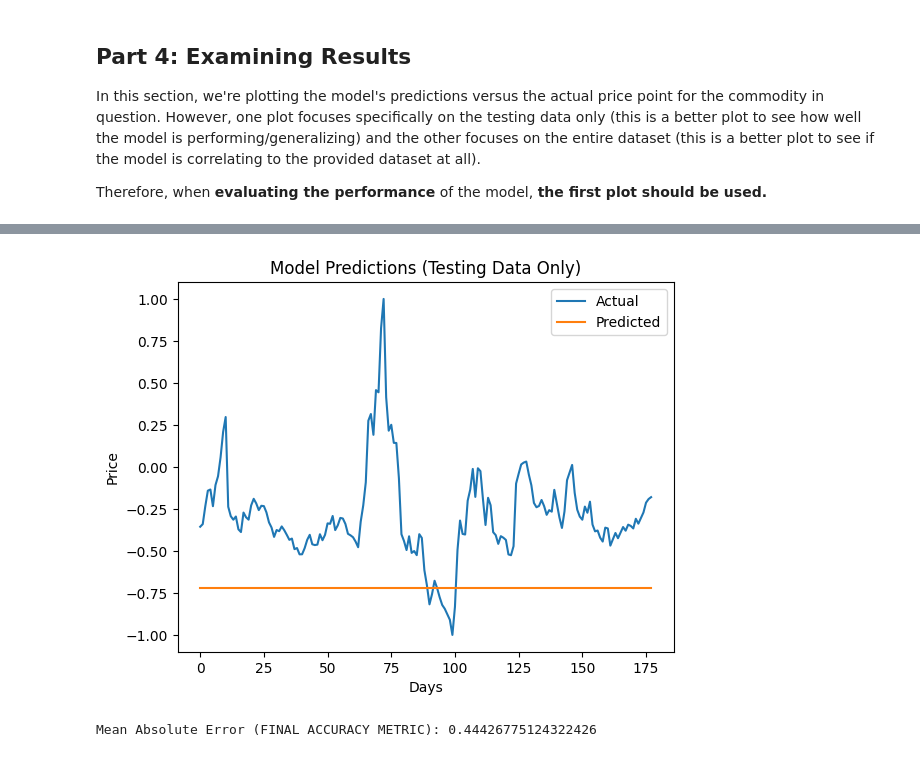
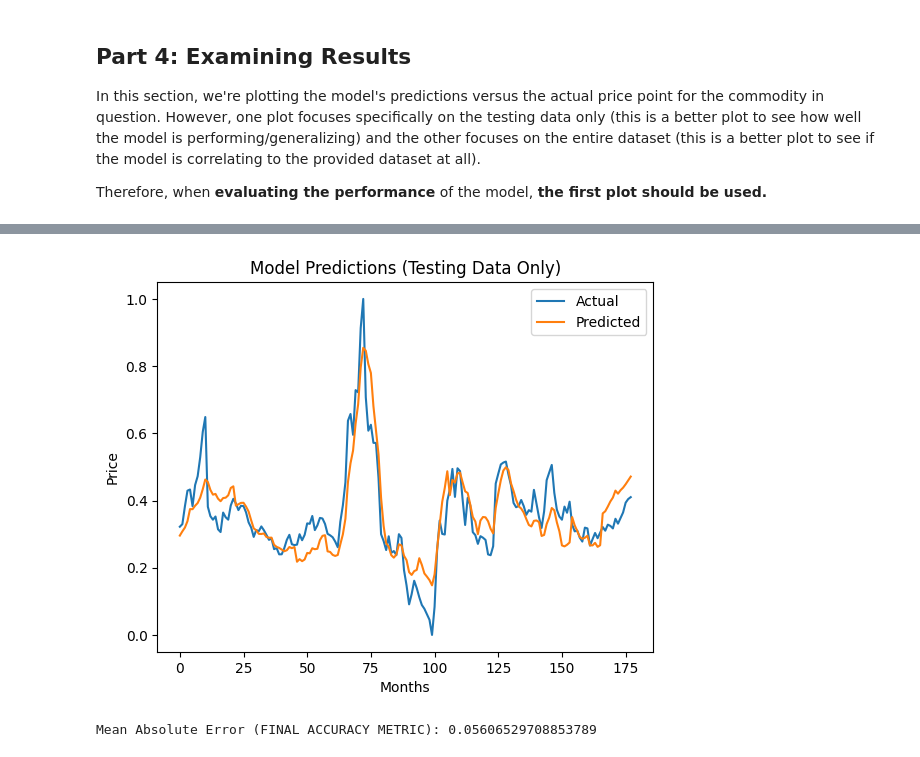
Before and after one commit to Benja-Pauls/Predicting-Commodity-Food-Pricing, a Jupyter notebook: model_experiments.ipynb, the cells around one changed output, grey strips where cells are left out. Cells and saved outputs as stored; diff of their text form; code cells hidden in the pictures.

```diff
--- a/model_experiments.ipynb
+++ b/model_experiments.ipynb
@@ -264,13 +290,12 @@ def transformer(head_size, num_heads, ff_dim, dropout=0, num_transformers=10):
 
     return inputs, outputs
 # %%
-inputs,outputs = transformer(HEAD_SIZE, NUM_HEADS, FF_DIM)
+inputs,outputs = transformer(HEAD_SIZE, NUM_HEADS, FF_DIM, dropout = DROP_OUT_RATE)
 model = tf.keras.Model(inputs=inputs, outputs=outputs)
 
 # Compile the model
 optimizer = tf.keras.optimizers.Adam(learning_rate=LEARNING_RATE)
-# Huber loss
-model.compile(optimizer='adam', loss='huber', metrics = ['mae']) # Huber loss is less sensitive to outliers
+model.compile(optimizer=optimizer, loss='mae')
 
 # Ensure all the weights are reset
 tf.keras.backend.clear_session()
@@ -326,5 +341,18 @@ A plot of the loss throughout the training process is provided for easy understa
+# %%
+def learning_rate_scheduler(epoch, lr):
+    """
+    Learning rate scheduler
+    :param int epoch: current epoch
+    :param float lr: current learning rate
+    """
+    if epoch < 15:
+        return lr
+    else:
+        return lr * tf.math.exp(-0.1)
+
+callback = LearningRateScheduler(learning_rate_scheduler)
 # %%
-NUM_EPOCHS = 20
+NUM_EPOCHS = 40
 BATCH_SIZE = 3 # Fiscal Quarters
 # %%
 # Train the model on our training data (train tensors)
@@ -332,6 +360,7 @@ history = model.fit(
     x_train_tensor[:-1, :], y_train_tensor[:-1, :],
     epochs=NUM_EPOCHS,
     batch_size=BATCH_SIZE,
-    verbose=1
+    verbose=1,
+    callbacks = [callback]
 )
 # %% [output]
@@ -377,10 +405,11 @@ plt.plot(y_test, label='Actual')
 plt.plot(predictions, label='Predicted')
 plt.title('Model Predictions (Testing Data Only)')
 plt.ylabel('Price')
-plt.xlabel('Days')
+plt.xlabel('Months')
 plt.legend()
 plt.show()
 
 # We use Mean Absolute Error (MAE) as the final accuracy metric because it is the true error (difference) between the actual and predicted values
-print('Mean Absolute Error (FINAL ACCURACY METRIC):', mean_absolute_error(y_test, predictions))
+final_mae = mean_absolute_error(y_test, predictions)
+print('Mean Absolute Error (FINAL ACCURACY METRIC):', final_mae)
 # %% [output]
@@ -388,5 +417,5 @@ print('Mean Absolute Error (FINAL ACCURACY METRIC):', mean_absolute_error(y_test
-[figure, old version]
+[figure, new version]
-Mean Absolute Error (FINAL ACCURACY METRIC): 0.44426775124322426
+Mean Absolute Error (FINAL ACCURACY METRIC): 0.05606529708853789
 # %%
 # Plot the model's predictions (both training and testing) vs the actual data
 predictions = model.predict(x_train_tensor)
```
Also changed, not shown: parts of 13 cells of this notebook, 8 other files.
